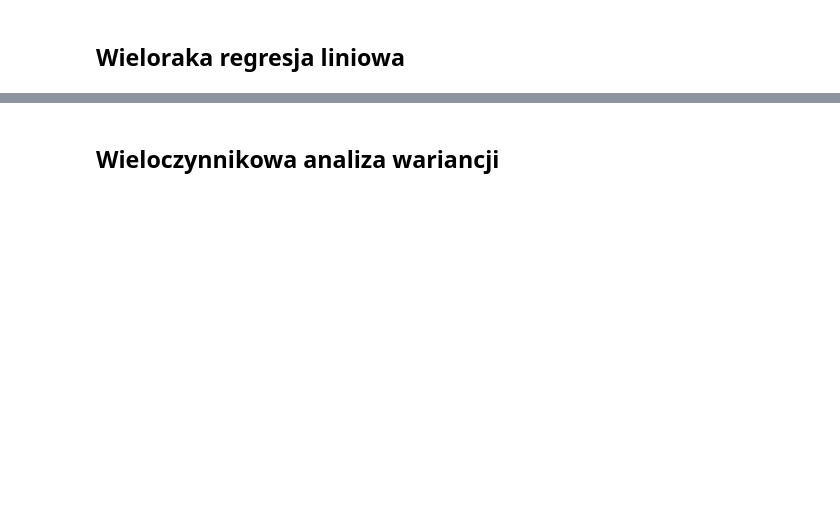
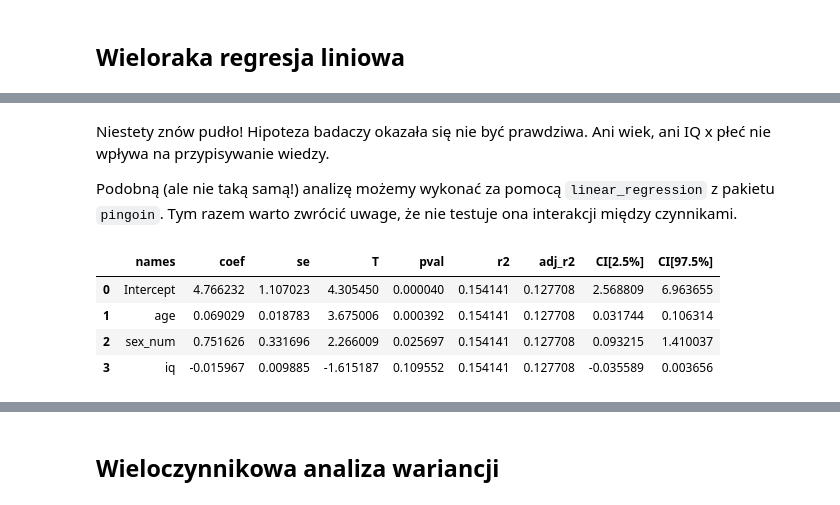
Before and after one commit to PanBartosz/semexp, a Jupyter notebook: 06_Statystyczne_testowanie_hipotez/03. Testy statystyczne. Część III.ipynb, the cells around one changed output, grey strips where cells are left out. Saved outputs shown, nothing was run; the diff lists cells and outputs as text; code cells hidden in the pictures; blank space fills up the shorter version.

```diff
--- a/06_Statystyczne_testowanie_hipotez/03. Testy statystyczne. Część III.ipynb
+++ b/06_Statystyczne_testowanie_hipotez/03. Testy statystyczne. Część III.ipynb
@@ -50,0 +91,3 @@ pg.regression.linear_regression(y = data['rating'], X = data['age'])
+# %%
+data = pd.read_csv('risk_extended.csv')
+data.head()
@@ -50,0 +125,14 @@ pg.regression.linear_regression(y = data['rating'], X = data['age'])
+# %% [markdown]
+Niestety znów pudło! Hipoteza badaczy okazała się nie być prawdziwa. Ani wiek, ani IQ x płeć nie wpływa na przypisywanie wiedzy.
+
+Podobną (ale nie taką samą!) analizę możemy wykonać za pomocą `linear_regression` z pakietu `pingoin`. Tym razem warto zwrócić uwage, że nie testuje ona interakcji między czynnikami.
+# %%
+# Tworzymy sobie zmienna liczbową do zakodowania płci
+data['sex_num'] = data['sex'].map({'M' : 1, 'K' : 0})
+pg.linear_regression(y=data['rating'], X = data[['age', 'sex_num', 'iq']])
+# %% [output]
+|  | names | coef | se | T | pval | r2 | adj_r2 | CI[2.5%] | CI[97.5%] |
+| 0 | Intercept | 4.766232 | 1.107023 | 4.305450 | 0.000040 | 0.154141 | 0.127708 | 2.568809 | 6.963655 |
+| 1 | age | 0.069029 | 0.018783 | 3.675006 | 0.000392 | 0.154141 | 0.127708 | 0.031744 | 0.106314 |
+| 2 | sex_num | 0.751626 | 0.331696 | 2.266009 | 0.025697 | 0.154141 | 0.127708 | 0.093215 | 1.410037 |
+| 3 | iq | -0.015967 | 0.009885 | -1.615187 | 0.109552 | 0.154141 | 0.127708 | -0.035589 | 0.003656 |
```
Also changed, not shown: parts of 32 cells of this notebook, 28 other files.
